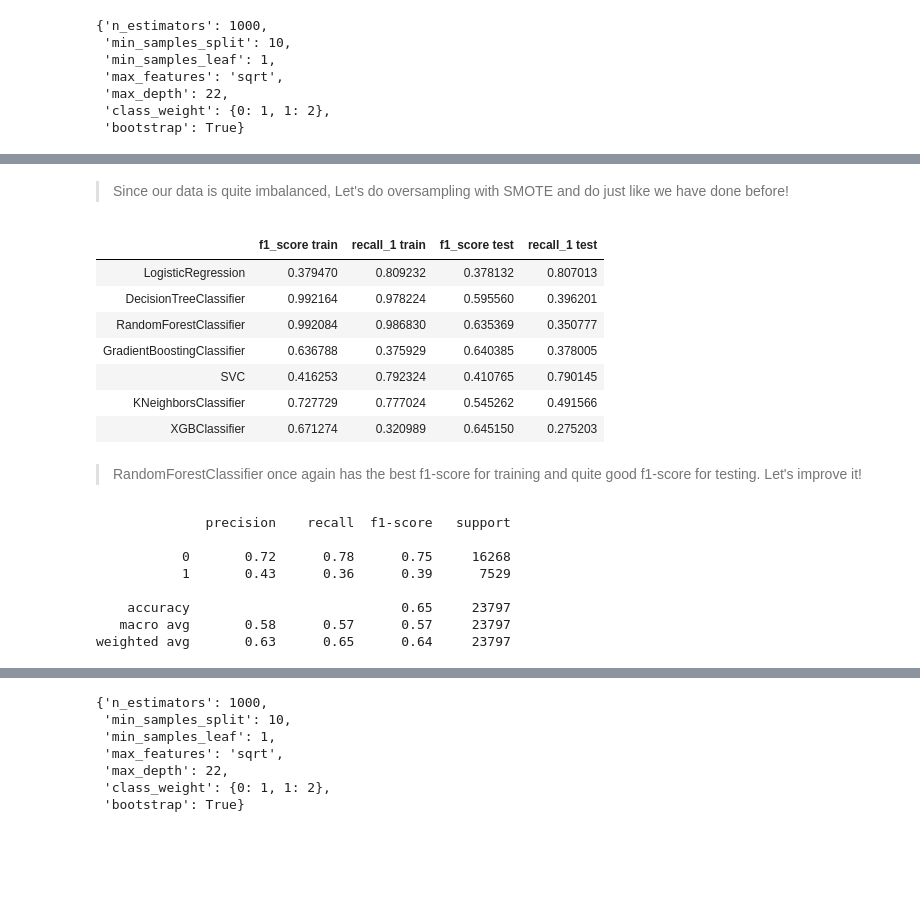
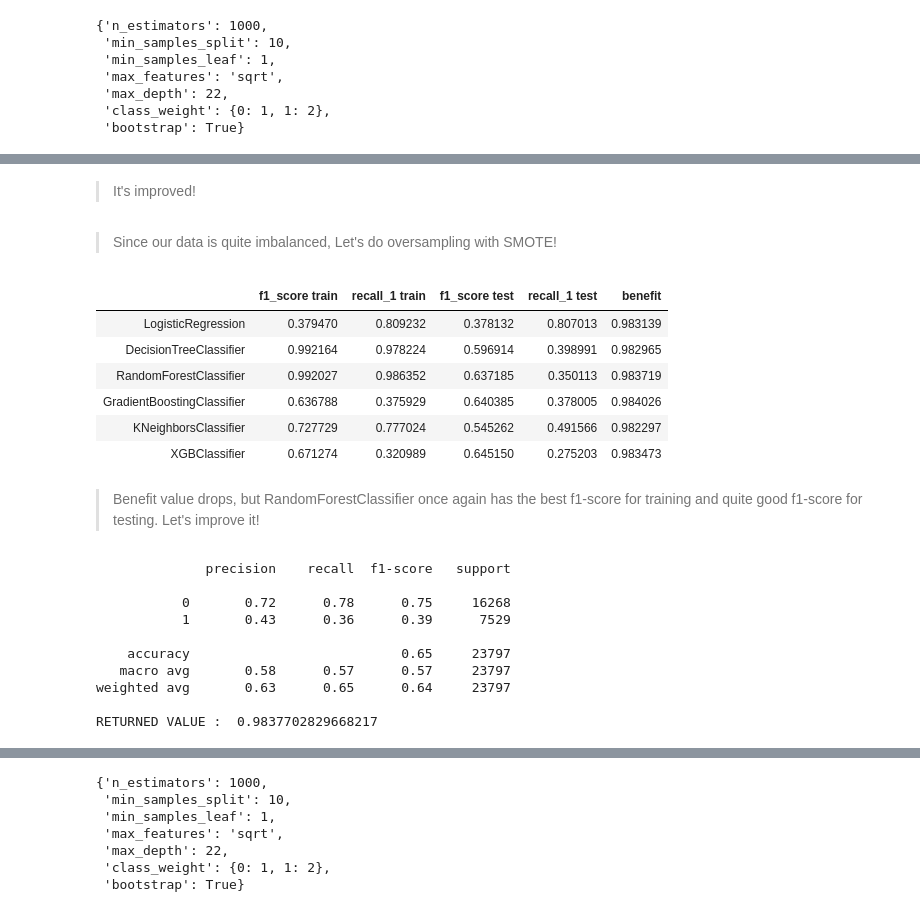
Before and after one commit to alvinhizra9/Final_Project_JCDS02_PurwadhikaBDG, a Jupyter notebook: final_project.ipynb, the cells around one changed output, grey strips where cells are left out. Saved outputs shown, nothing was run; the diff lists cells and outputs as text; code cells hidden in the pictures; blank space fills up the shorter version.

```diff
--- a/final_project.ipynb
+++ b/final_project.ipynb
@@ -534,8 +610,13 @@ X_train, X_test, y_train, y_test = train_test_split(X,y,random_state=101)
 # %%
+m0 = round(df_dum['loan_amount'].mean())
+m1 = (m0/17)*16
+n0 = len(df_dum[df_dum['Status']==0])
+n1 = len(df_dum[df_dum['Status']==1])
 f1_train = []
 f1_test = []
 rec_train = []
 rec_test = []
+returned = []
 for item in models:
     model = item()
     model.fit(X_train,y_train)
@@ -543,5 +624,8 @@ for item in models:
     f1_test.append(f1_score(y_test,model.predict(X_test),average='weighted'))
     rec_train.append(recall_score(y_train,model.predict(X_train),average=None)[1])
     rec_test.append(recall_score(y_test,model.predict(X_test),average=None)[1])
-pd.DataFrame(zip(f1_train,rec_train,f1_test,rec_test),columns=['f1_score train','recall_1 train','f1_score test','recall_1 test'],index=model_name)
+    pred = [1 if i > 0.5 else 0 for i in model.predict_proba(X_test)[:, 1]]
+    returned.append((((recall_score(y_test,model.predict(X_test),average=None)[0])*n0*m0)+
+    ((1-(recall_score(y_test,model.predict(X_test),average=None)[1]))*n1*m1))/((pred.count(0))*m0))
+pd.DataFrame(zip(f1_train,rec_train,f1_test,rec_test,returned),columns=['f1_score train','recall_1 train','f1_score test','recall_1 test','returned'],index=model_name)
 # %% [output]
@@ -645,10 +764,10 @@ rf_random.best_params_
  'class_weight': {0: 1, 1: 2},
  'bootstrap': True}
 # %%
-rfc = RandomForestClassifier(random_state=101,max_depth=22,n_estimators=1000,min_samples_split=10,min_samples_leaf=1,
+rfc1 = RandomForestClassifier(random_state=101,max_depth=22,n_estimators=1000,min_samples_split=10,min_samples_leaf=1,
                             max_features='sqrt',bootstrap=True,class_weight={0:1,1:2})
-rfc.fit(X_train,y_train)
-print(classification_report(y_train,rfc.predict(X_train)))
+rfc1.fit(X_train,y_train)
+output_metric(rfc1)
 # %% [output]
               precision    recall  f1-score   support
 
@@ -696,5 +781,0 @@ plt.show()
-# %%
-rfc = RandomForestClassifier(random_state=101,max_depth=22,n_estimators=1000,min_samples_split=10,min_samples_leaf=1,
-                            max_features='sqrt',bootstrap=True,class_weight={0:1,1:2.2})
-rfc.fit(X_train,y_train)
-print(classification_report(y_train,rfc.predict(X_train)))
@@ -721,37 +808,42 @@ weighted avg       0.66      0.61      0.63     23797
+# %% [markdown]
+> It's improved!
 # %% [markdown]
-> Since our data is quite imbalanced, Let's do oversampling with SMOTE and do just like we have done before!
+> Since our data is quite imbalanced, Let's do oversampling with SMOTE!
 # %%
 from imblearn.over_sampling import SMOTE
 # %%
-f1_train = []
-f1_test = []
-rec_train = []
-rec_test = []
+f1_train_sm = []
+f1_test_sm = []
+rec_train_sm = []
+rec_test_sm = []
+returned_sm = []
 sm = SMOTE(random_state=101)
 X_sm, y_sm = sm.fit_sample(X_train,y_train)
 for item in models:
     model = item()
     model.fit(X_sm, y_sm)
-    f1_train.append(f1_score(y_train,model.predict(X_train),average='weighted'))
-    f1_test.append(f1_score(y_test,model.predict(X_test),average='weighted'))
-    rec_train.append(recall_score(y_train,model.predict(X_train),average=None)[1])
-    rec_test.append(recall_score(y_test,model.predict(X_test),average=None)[1])
-pd.DataFrame(zip(f1_train,rec_train,f1_test,rec_test),columns=['f1_score train','recall_1 train','f1_score test','recall_1 test'],index=model_name)
+    f1_train_sm.append(f1_score(y_train,model.predict(X_train),average='weighted'))
+    f1_test_sm.append(f1_score(y_test,model.predict(X_test),average='weighted'))
+    rec_train_sm.append(recall_score(y_train,model.predict(X_train),average=None)[1])
+    rec_test_sm.append(recall_score(y_test,model.predict(X_test),average=None)[1])
+    pred_sm = [1 if i > 0.5 else 0 for i in model.predict_proba(X_test)[:, 1]]
+    returned_sm.append((((recall_score(y_test,model.predict(X_test),average=None)[0])*n0*m0)+
+    ((1-(recall_score(y_test,model.predict(X_test),average=None)[1]))*n1*m1))/((pred_sm.count(0))*m0))
+pd.DataFrame(zip(f1_train_sm,rec_train_sm,f1_test_sm,rec_test_sm,returned_sm),columns=['f1_score train','recall_1 train','f1_score test','recall_1 test','benefit'],index=model_name)
 # %% [output]
-|  | f1_score train | recall_1 train | f1_score test | recall_1 test |
-| LogisticRegression | 0.379470 | 0.809232 | 0.378132 | 0.807013 |
-| DecisionTreeClassifier | 0.992164 | 0.978224 | 0.595560 | 0.396201 |
-| RandomForestClassifier | 0.992084 | 0.986830 | 0.635369 | 0.350777 |
-| GradientBoostingClassifier | 0.636788 | 0.375929 | 0.640385 | 0.378005 |
-| SVC | 0.416253 | 0.792324 | 0.410765 | 0.790145 |
-| KNeighborsClassifier | 0.727729 | 0.777024 | 0.545262 | 0.491566 |
-| XGBClassifier | 0.671274 | 0.320989 | 0.645150 | 0.275203 |
+|  | f1_score train | recall_1 train | f1_score test | recall_1 test | benefit |
+| LogisticRegression | 0.379470 | 0.809232 | 0.378132 | 0.807013 | 0.983139 |
+| DecisionTreeClassifier | 0.992164 | 0.978224 | 0.596914 | 0.398991 | 0.982965 |
+| RandomForestClassifier | 0.992027 | 0.986352 | 0.637185 | 0.350113 | 0.983719 |
+| GradientBoostingClassifier | 0.636788 | 0.375929 | 0.640385 | 0.378005 | 0.984026 |
+| KNeighborsClassifier | 0.727729 | 0.777024 | 0.545262 | 0.491566 | 0.982297 |
+| XGBClassifier | 0.671274 | 0.320989 | 0.645150 | 0.275203 | 0.983473 |
 # %% [markdown]
-> RandomForestClassifier once again has the best f1-score for training and quite good f1-score for testing. Let's improve it!
+> Benefit value drops, but RandomForestClassifier once again has the best f1-score for training and quite good f1-score for testing. Let's improve it!
 # %%
-rfc = RandomForestClassifier(random_state=101)
-rfc.fit(X_sm, y_sm)
-print(classification_report(y_test,rfc.predict(X_test)))
+rfc2 = RandomForestClassifier(random_state=101)
+rfc2.fit(X_sm, y_sm)
+output_metric(rfc2)
 # %% [output]
               precision    recall  f1-score   support
 
@@ -761,3 +853,5 @@ print(classification_report(y_test,rfc.predict(X_test)))
     accuracy                           0.65     23797
    macro avg       0.58      0.57      0.57     23797
 weighted avg       0.63      0.65      0.64     23797
+
+RETURNED VALUE :  0.9837702829668217
```
Also changed, not shown: parts of 60 cells of this notebook.
